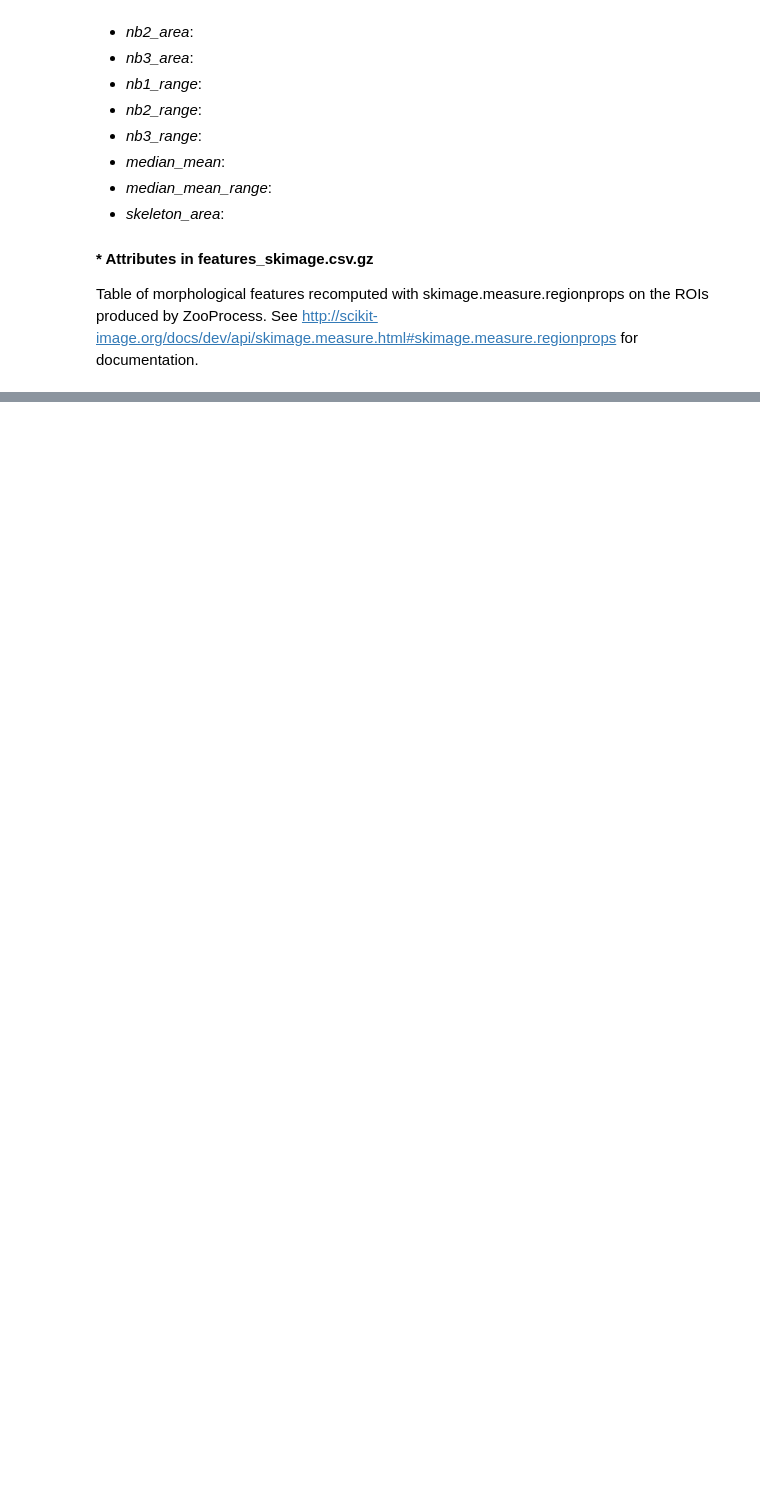
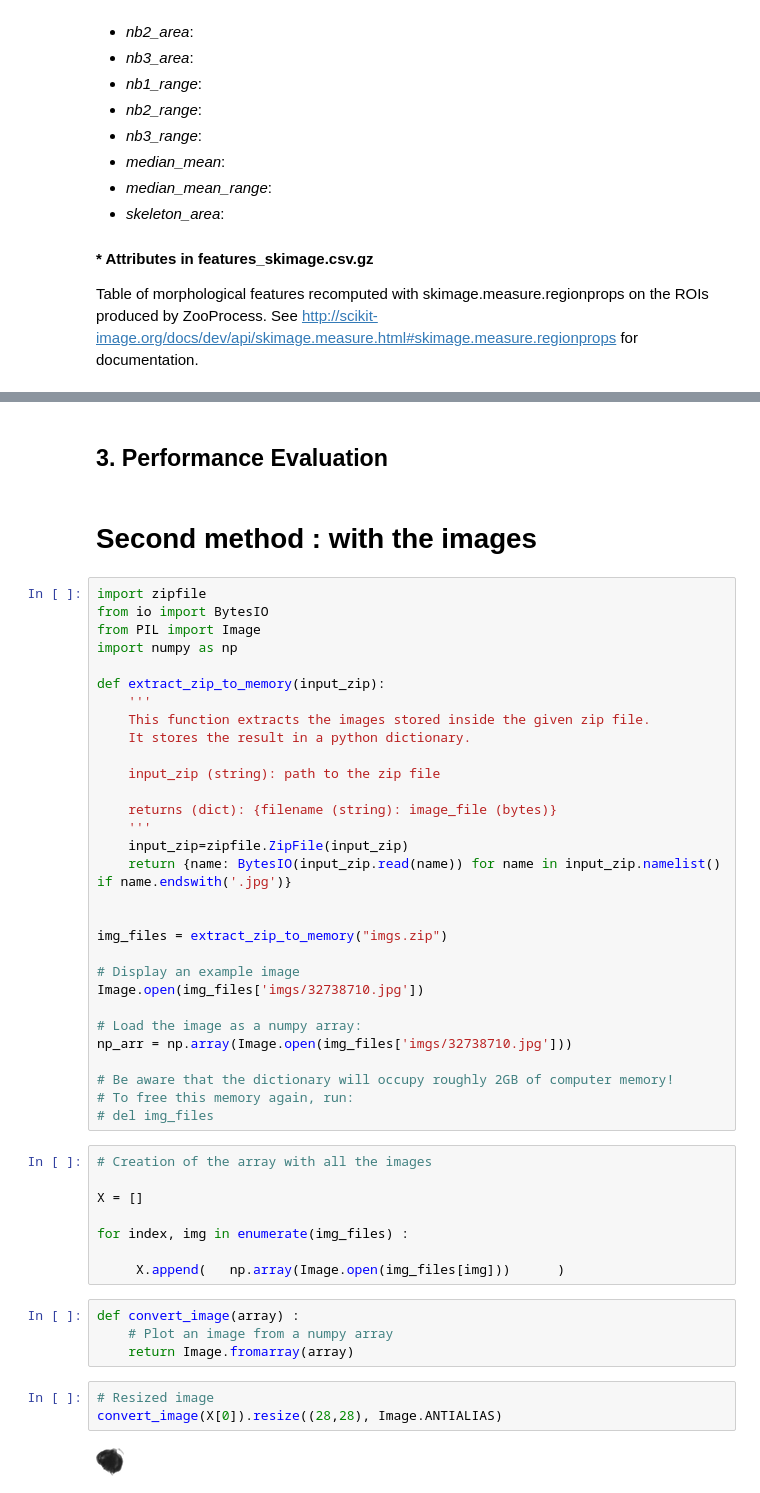
Before and after one commit to Makubu/AML, a Jupyter notebook: Plankton/plankton_challenge.ipynb, the cells around one changed output, grey strips where cells are left out. Cells and saved outputs as stored; diff of their text form; blank space fills up the shorter version.

```diff
--- a/Plankton/plankton_challenge.ipynb
+++ b/Plankton/plankton_challenge.ipynb
@@ -243,0 +525,51 @@ Table of morphological features recomputed with skimage.measure.regionprops on t
+# %% [markdown]
+## 3. Performance Evaluation
+# %% [markdown]
+# Second method : with the images
+# %%
+import zipfile
+from io import BytesIO
+from PIL import Image
+import numpy as np
+
+def extract_zip_to_memory(input_zip):
+    '''
+    This function extracts the images stored inside the given zip file.
+    It stores the result in a python dictionary.
+
+    input_zip (string): path to the zip file
+
+    returns (dict): {filename (string): image_file (bytes)}
+    '''
+    input_zip=zipfile.ZipFile(input_zip)
+    return {name: BytesIO(input_zip.read(name)) for name in input_zip.namelist() if name.endswith('.jpg')}
+
+
+img_files = extract_zip_to_memory("imgs.zip")
+
+# Display an example image
+Image.open(img_files['imgs/32738710.jpg'])
+
+# Load the image as a numpy array:
+np_arr = np.array(Image.open(img_files['imgs/32738710.jpg']))
+
+# Be aware that the dictionary will occupy roughly 2GB of computer memory!
+# To free this memory again, run:
+# del img_files
+# %%
+# Creation of the array with all the images
+
+X = []
+
+for index, img in enumerate(img_files) :
+
+     X.append(   np.array(Image.open(img_files[img]))      )
+# %%
+def convert_image(array) :
+    # Plot an image from a numpy array
+    return Image.fromarray(array)
+# %%
+# Resized image
+convert_image(X[0]).resize((28,28), Image.ANTIALIAS)
+# %% [output]
+[figure, added]
```
Also changed, not shown: parts of 46 cells of this notebook.
